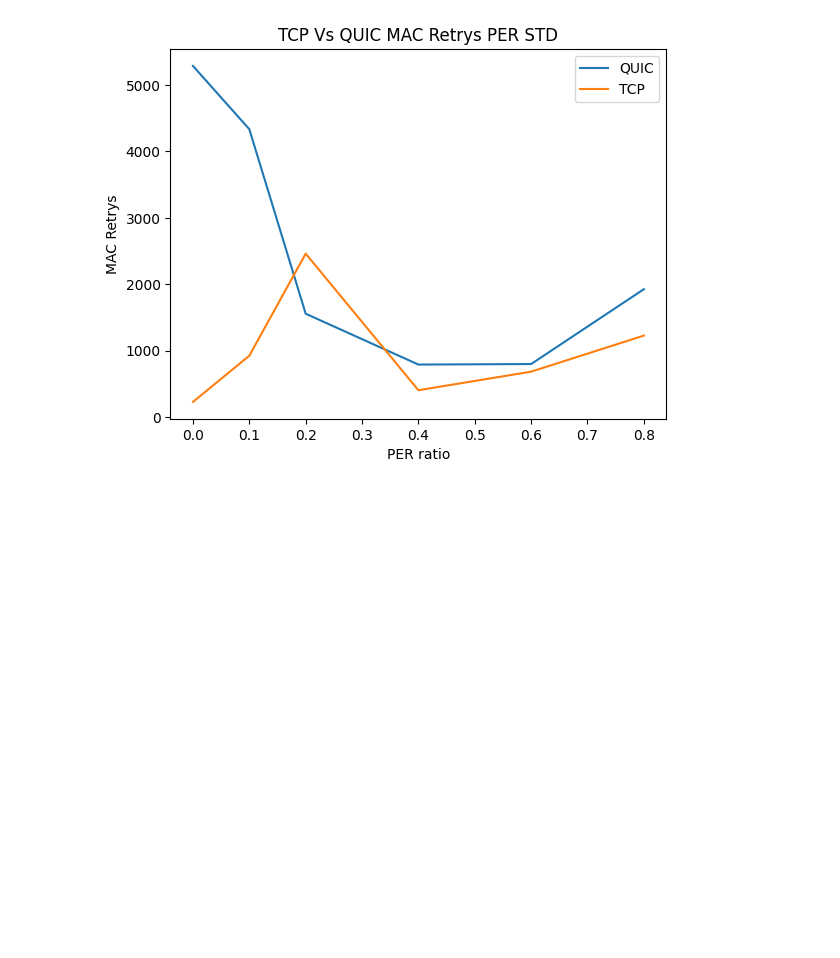
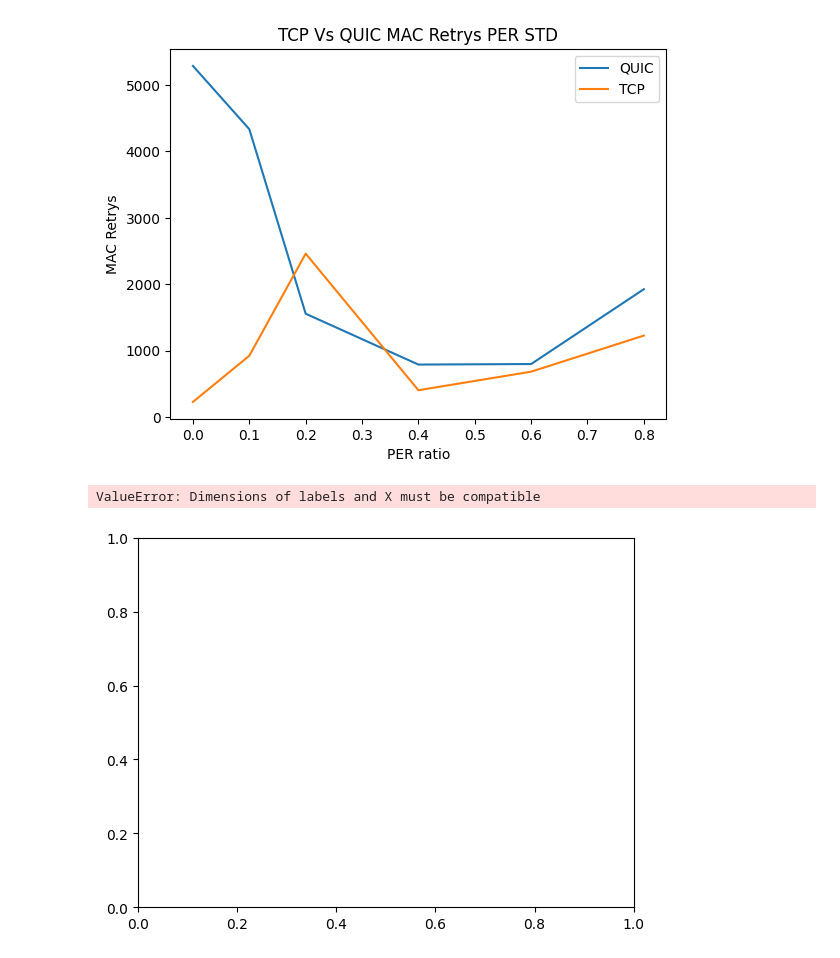
Before and after one commit to TimothyMarchant/EE6750_Goodputscript, a Jupyter notebook: PythonSrc/QUICVsTCPPlotterNotebook.ipynb, the cells around one changed output. Drawn from its saved outputs; the diff is of its cells as text; code cells hidden in the pictures; blank space fills up the shorter version.

```diff
--- a/PythonSrc/QUICVsTCPPlotterNotebook.ipynb
+++ b/PythonSrc/QUICVsTCPPlotterNotebook.ipynb
@@ -743,7 +793,7 @@ Vehicle experiment
 # %%
 PERList=[0,0.1,0.2,0.4,0.6,0.8]
 
-QUICAverageArr,QUICMedianArr,QUICMAXArr,QUICMINArr,QUICSTDArr,TCPAverageArr,TCPMedianArr,TCPMAXArr,TCPMINArr,TCPSTDArr=GetStatsFromMACRetryFiles(QUICPERFiles,TCPPERFiles)
+QUICAverageArr,QUICMedianArr,QUICMAXArr,QUICMINArr,QUICSTDArr,QUICDatasetPTs,TCPAverageArr,TCPMedianArr,TCPMAXArr,TCPMINArr,TCPSTDArr,TCPDatasetPTs=GetStatsFromMACRetryFiles(QUICPERFiles,TCPPERFiles)
 
 print("Vehicle experiment")
 print(QUICSTDArr)
@@ -768,3 +818,13 @@ Vehicle experiment
 [figure]
 [figure]
 [figure]
+# %%
+QUICpts = np.array(QUICDatasetPTs).transpose()
+TCPpts = np.array(TCPDatasetPTs).transpose()
+
+
+PlotBoxplot(QUICpts,"MAC Retry count spread plot PER Experiment QUIC","PER","MAC Retries",ticklabels=ticklabelsPER)
+PlotBoxplot(TCPpts,"MAC Retry count spread plot PER Experiment TCP","PER","MAC Retries",ticklabels=ticklabelsPER)
+# %% [output]
+ValueError: Dimensions of labels and X must be compatible
+[figure, added]
```
Also changed, not shown: parts of 18 cells of this notebook.
